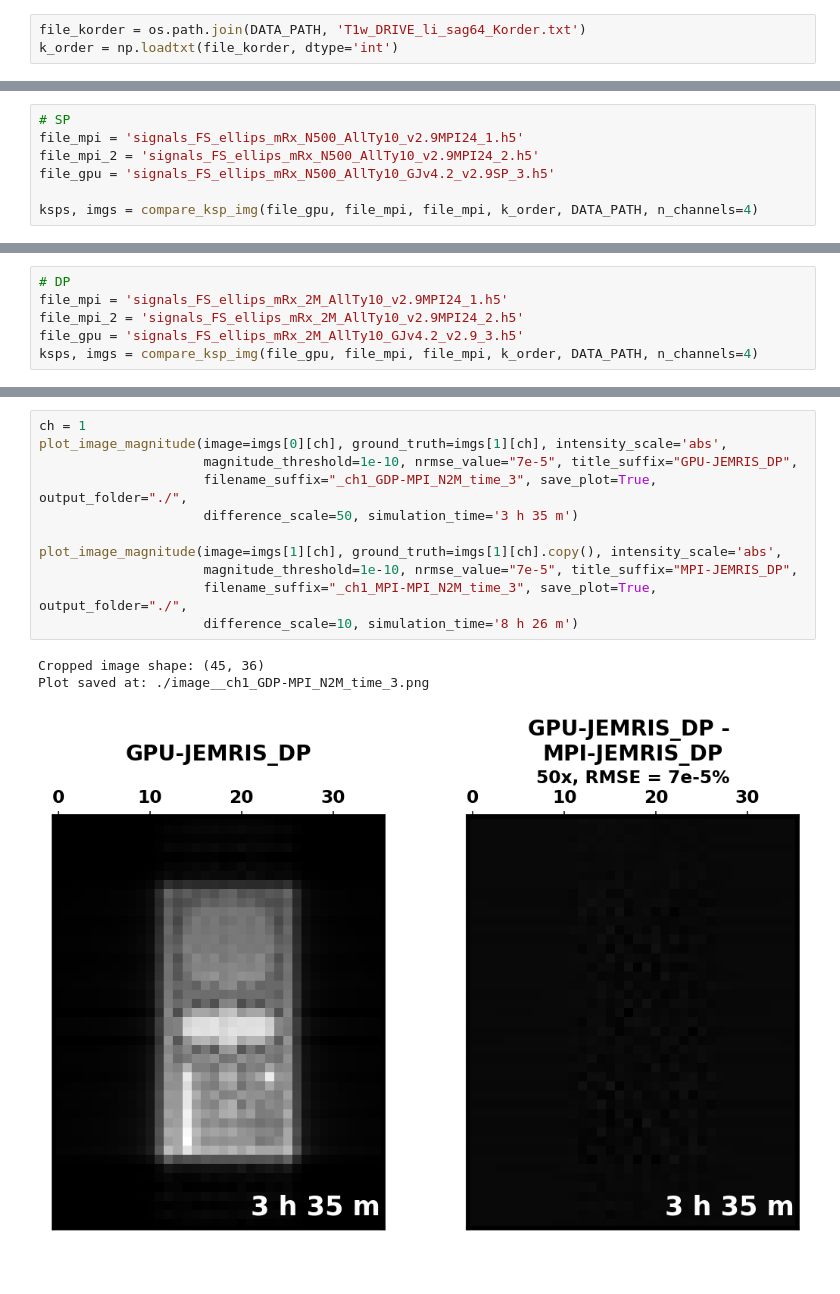
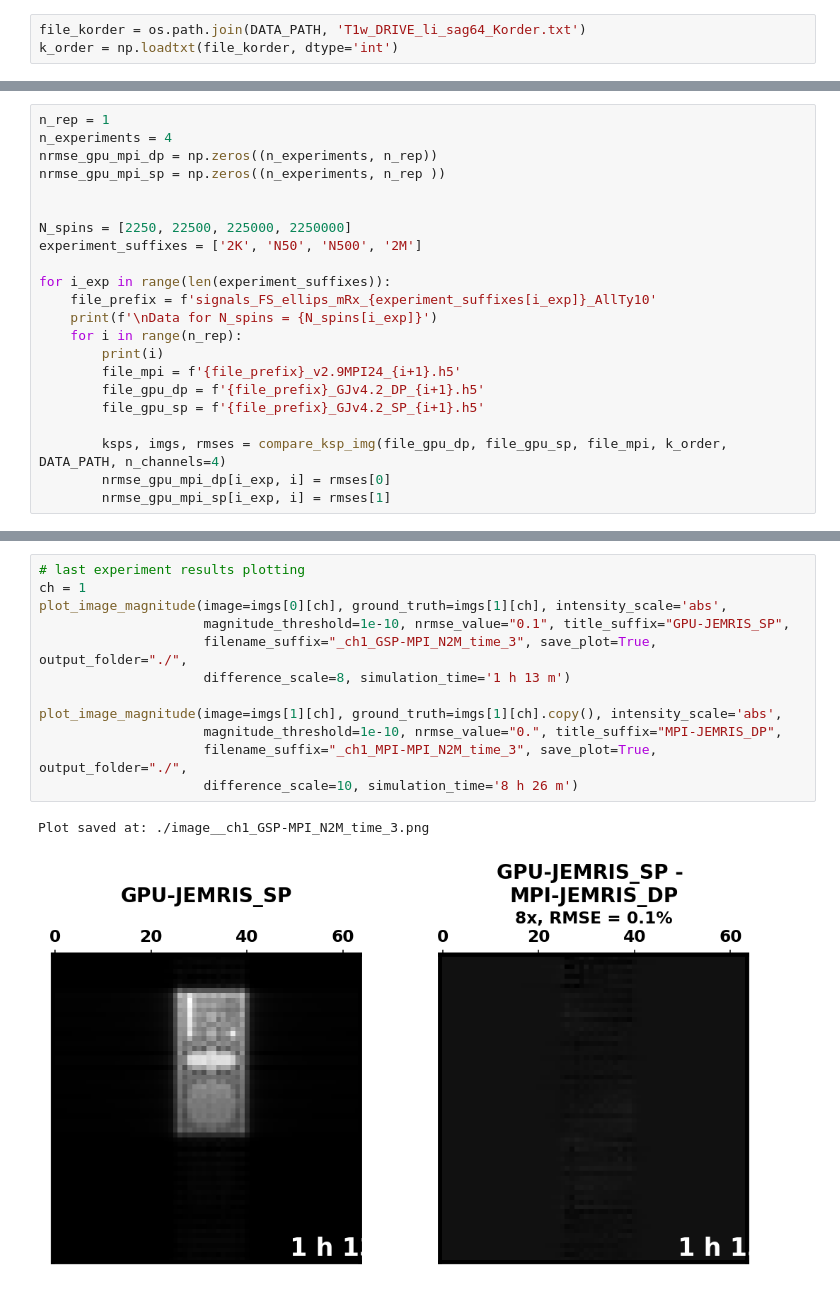
Before and after one commit to BMRRgroup/jemris, a Jupyter notebook: GJEMRIS_paper/GeomPhantom_tests.ipynb, the cells around one changed output, grey strips where cells are left out. Drawn from its saved outputs; the diff is of its cells as text.

Commit message:
restructured a little the benchmark data

```diff
--- a/GJEMRIS_paper/GeomPhantom_tests.ipynb
+++ b/GJEMRIS_paper/GeomPhantom_tests.ipynb
@@ -103,7 +39,0 @@ NRMSE (GPU vs MPI): 0.000204,   NRMSE (MPI vs MPI2): 0.000000
-# %%
-# SP
-file_mpi = 'signals_FS_ellips_mRx_N500_AllTy10_v2.9MPI24_1.h5'
-file_mpi_2 = 'signals_FS_ellips_mRx_N500_AllTy10_v2.9MPI24_2.h5'
-file_gpu = 'signals_FS_ellips_mRx_N500_AllTy10_GJv4.2_v2.9SP_3.h5'
-
-ksps, imgs = compare_ksp_img(file_gpu, file_mpi, file_mpi, k_order, DATA_PATH, n_channels=4)
@@ -117,6 +39,0 @@ NRMSE (GPU vs MPI): 0.000687,   NRMSE (MPI vs MPI2): 0.000000
-# %%
-# DP
-file_mpi = 'signals_FS_ellips_mRx_2M_AllTy10_v2.9MPI24_1.h5'
-file_mpi_2 = 'signals_FS_ellips_mRx_2M_AllTy10_v2.9MPI24_2.h5'
-file_gpu = 'signals_FS_ellips_mRx_2M_AllTy10_GJv4.2_v2.9_3.h5'
-ksps, imgs = compare_ksp_img(file_gpu, file_mpi, file_mpi, k_order, DATA_PATH, n_channels=4)
@@ -127,0 +40,22 @@ NRMSE (GPU vs MPI): 0.000074,   NRMSE (MPI vs MPI2): 0.000000
+# %%
+n_rep = 1
+n_experiments = 4
+nrmse_gpu_mpi_dp = np.zeros((n_experiments, n_rep))
+nrmse_gpu_mpi_sp = np.zeros((n_experiments, n_rep ))
+
+
+N_spins = [2250, 22500, 225000, 2250000]
+experiment_suffixes = ['2K', 'N50', 'N500', '2M']
+
+for i_exp in range(len(experiment_suffixes)):
+    file_prefix = f'signals_FS_ellips_mRx_{experiment_suffixes[i_exp]}_AllTy10'
+    print(f'\nData for N_spins = {N_spins[i_exp]}')
+    for i in range(n_rep):
+        print(i)
+        file_mpi = f'{file_prefix}_v2.9MPI24_{i+1}.h5'
+        file_gpu_dp = f'{file_prefix}_GJv4.2_DP_{i+1}.h5'
+        file_gpu_sp = f'{file_prefix}_GJv4.2_SP_{i+1}.h5'
+
+        ksps, imgs, rmses = compare_ksp_img(file_gpu_dp, file_gpu_sp, file_mpi, k_order, DATA_PATH, n_channels=4)
+        nrmse_gpu_mpi_dp[i_exp, i] = rmses[0]
+        nrmse_gpu_mpi_sp[i_exp, i] = rmses[1]
@@ -128,15 +82,15 @@ NRMSE (GPU vs MPI): 0.000074,   NRMSE (MPI vs MPI2): 0.000000
 # %%
+# last experiment results plotting
 ch = 1
 plot_image_magnitude(image=imgs[0][ch], ground_truth=imgs[1][ch], intensity_scale='abs',
-                     magnitude_threshold=1e-10, nrmse_value="7e-5", title_suffix="GPU-JEMRIS_DP",
-                     filename_suffix="_ch1_GDP-MPI_N2M_time_3", save_plot=True, output_folder="./",
-                     difference_scale=50, simulation_time='3 h 35 m')
+                     magnitude_threshold=1e-10, nrmse_value="0.1", title_suffix="GPU-JEMRIS_SP",
+                     filename_suffix="_ch1_GSP-MPI_N2M_time_3", save_plot=True, output_folder="./",
+                     difference_scale=8, simulation_time='1 h 13 m')
 
 plot_image_magnitude(image=imgs[1][ch], ground_truth=imgs[1][ch].copy(), intensity_scale='abs',
-                     magnitude_threshold=1e-10, nrmse_value="7e-5", title_suffix="MPI-JEMRIS_DP",
+                     magnitude_threshold=1e-10, nrmse_value="0.", title_suffix="MPI-JEMRIS_DP",
                      filename_suffix="_ch1_MPI-MPI_N2M_time_3", save_plot=True, output_folder="./",
                      difference_scale=10, simulation_time='8 h 26 m')
 # %% [output]
-Cropped image shape: (45, 36)
-Plot saved at: ./image__ch1_GDP-MPI_N2M_time_3.png
+Plot saved at: ./image__ch1_GSP-MPI_N2M_time_3.png
-[figure, old version]
+[figure, new version]
```
Also changed, not shown: parts of 24 cells of this notebook, 42 other files.
